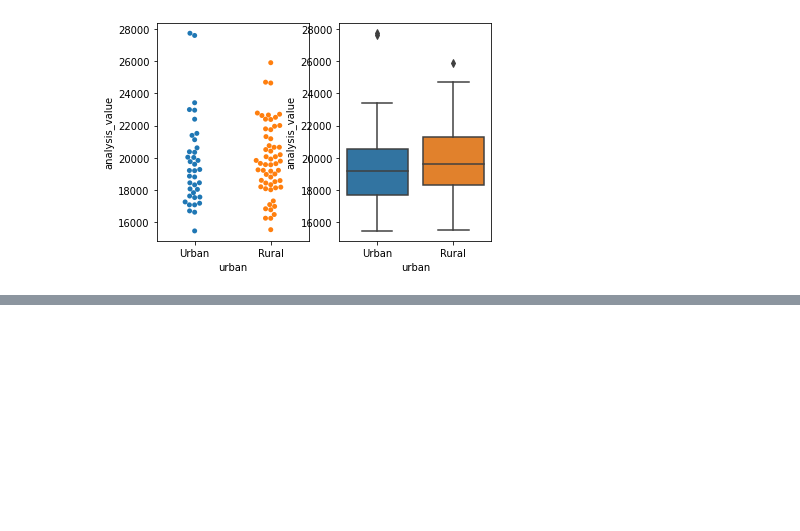
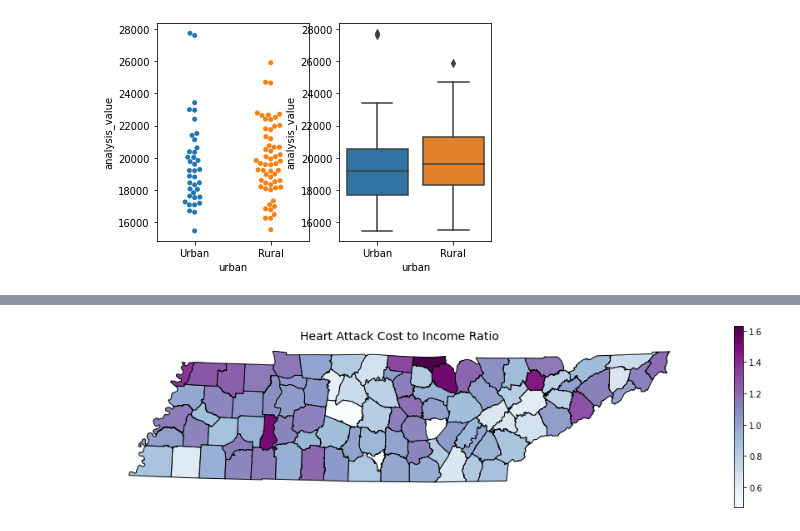
Before and after one commit to conradbn/data-science-essentials-3, a Jupyter notebook: notebooks/week_one_Assignment.ipynb, the cells around one changed output, grey strips where cells are left out. Saved outputs shown, nothing was run; the diff lists cells and outputs as text; code cells hidden in the pictures; blank space fills up the shorter version.

```diff
--- a/notebooks/week_one_Assignment.ipynb
+++ b/notebooks/week_one_Assignment.ipynb
@@ -434,0 +560,7 @@ sns.boxplot(x='urban',y='analysis_value',data=cancer_costs_df_TN)
+# %%
+tn_df_outer = pd.merge(left=cancer_costs_df_TN[['county','urban','cancer_avg_cost']],
+                     right=ha_costs_df_TN[['county','ha_avg_cost']],
+                     left_on='county', right_on='county', how='outer')
+tn_df_outer = pd.merge(left=income_count_agg[['county','avg_household_inc']],
+                       right=tn_df_outer, left_on = 'county', right_on ='county', how = 'inner')
+tn_df_outer
@@ -434,0 +581,6 @@ sns.boxplot(x='urban',y='analysis_value',data=cancer_costs_df_TN)
+# %%
+counties_sort = counties.sort_values(ascending=True, by='NAME')
+counties_sort = counties_sort.reset_index()
+counties_sort_merge = pd.merge(left=counties_sort, right=tn_df_outer,
+                               left_index=True, right_index=True )
+counties_sort_merge.head(-1)
@@ -434,0 +601,4 @@ sns.boxplot(x='urban',y='analysis_value',data=cancer_costs_df_TN)
+# %%
+counties_sort_merge['ha_cost_income_ratio'] = counties_sort_merge.ha_avg_cost / counties_sort_merge.avg_household_inc;
+counties_sort_merge['cancer_cost_income_ratio'] = counties_sort_merge.cancer_avg_cost / counties_sort_merge.avg_household_inc;
+counties_sort_merge.head(-1)
@@ -434,0 +632,11 @@ sns.boxplot(x='urban',y='analysis_value',data=cancer_costs_df_TN)
+# %%
+fig, ax = plt.subplots(figsize=(16,4))
+counties_sort_merge[counties_sort_merge.ha_cost_income_ratio.notnull()].plot(column = 'ha_cost_income_ratio',
+              cmap = 'BuPu',
+              edgecolor = 'black',
+              legend = True,
+              ax = ax)
+plt.title('Heart Attack Cost to Income Ratio', fontsize = 14)
+ax.axis('off');
+# %% [output]
+[figure, added]
```
Also changed, not shown: parts of 59 cells of this notebook, 11 other files.
